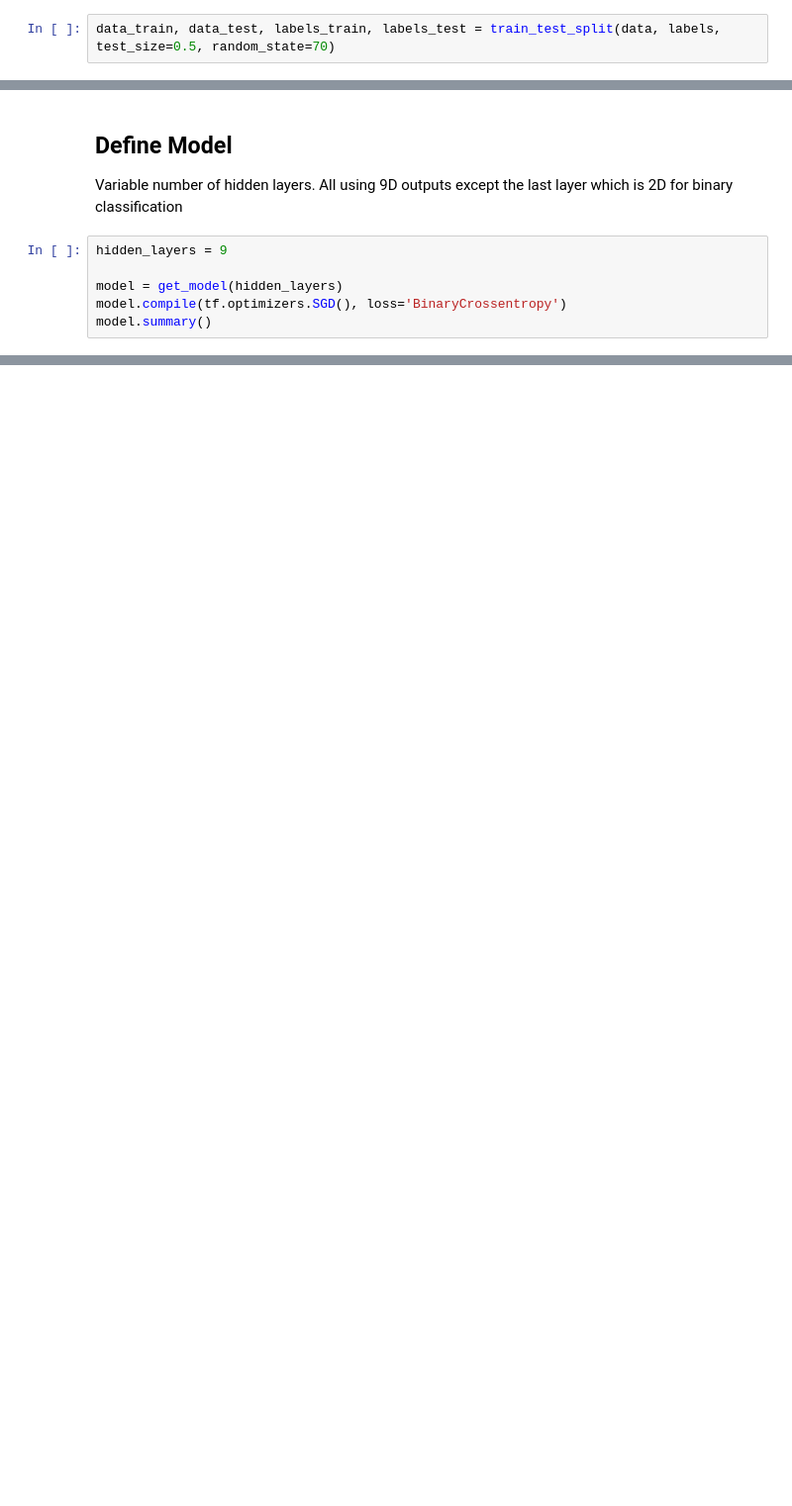
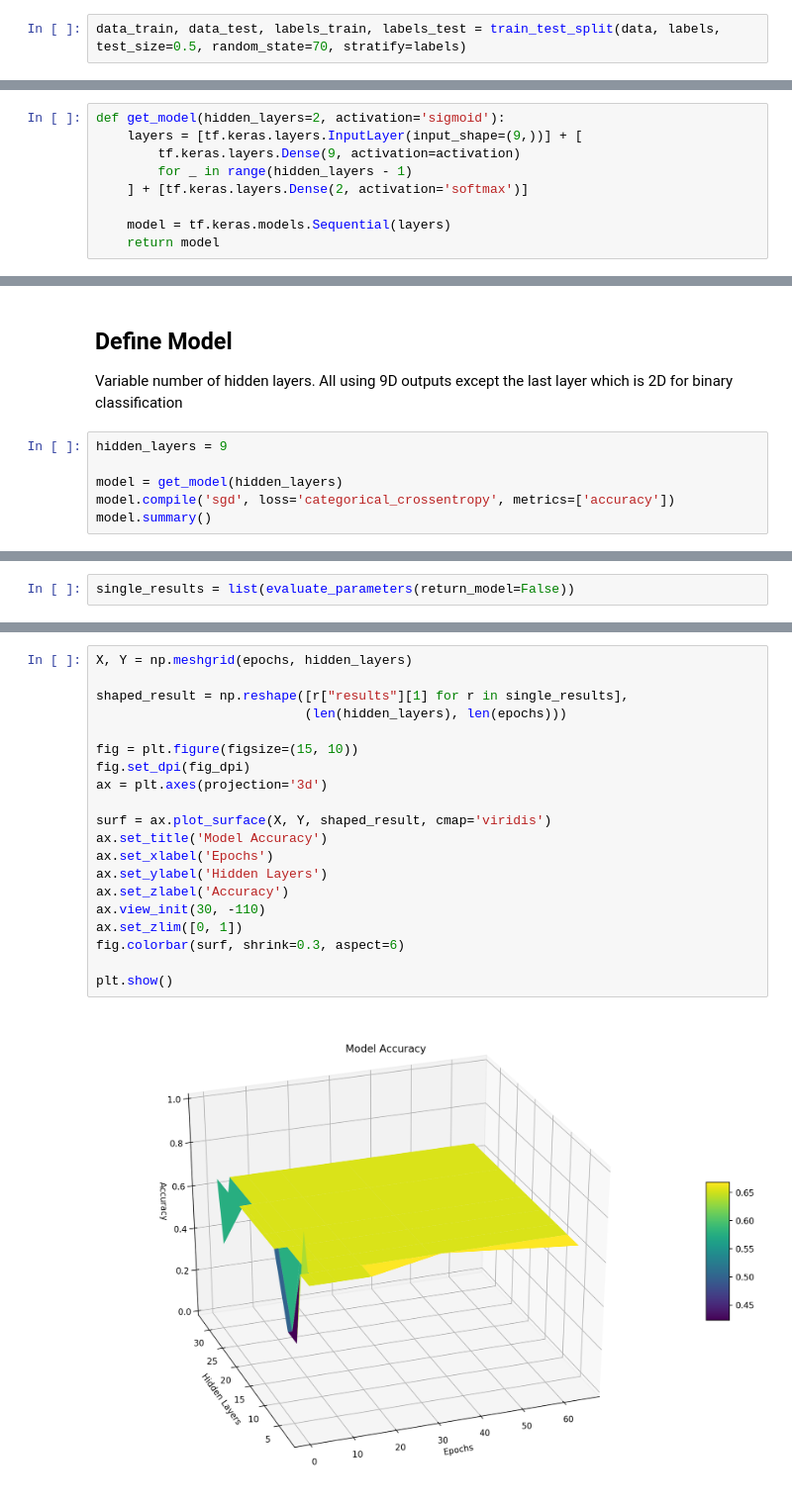
Before and after one commit to Sarsoo/SLP-Training, a Jupyter notebook: nncw.ipynb, the cells around one changed output, grey strips where cells are left out. Shown at 99% size. Saved outputs shown, nothing was run; the diff lists cells and outputs as text; blank space fills up the shorter version.

```diff
--- a/nncw.ipynb
+++ b/nncw.ipynb
@@ -41,4 +55,4 @@ def get_model(hidden_layers=2, activation='sigmoid'):
 
 Using a 50/50 split, maybe use stratification?
 # %%
-data_train, data_test, labels_train, labels_test = train_test_split(data, labels, test_size=0.5, random_state=70)
+data_train, data_test, labels_train, labels_test = train_test_split(data, labels, test_size=0.5, random_state=70, stratify=labels)
@@ -44,0 +61,9 @@ data_train, data_test, labels_train, labels_test = train_test_split(data, labels
+# %%
+def get_model(hidden_layers=2, activation='sigmoid'):
+    layers = [tf.keras.layers.InputLayer(input_shape=(9,))] + [
+        tf.keras.layers.Dense(9, activation=activation)
+        for _ in range(hidden_layers - 1)
+    ] + [tf.keras.layers.Dense(2, activation='softmax')]
+
+    model = tf.keras.models.Sequential(layers)
+    return model
@@ -50,6 +77,6 @@ Variable number of hidden layers. All using 9D outputs except the last layer whi
 hidden_layers = 9
 
 model = get_model(hidden_layers)
-model.compile(tf.optimizers.SGD(), loss='BinaryCrossentropy')
+model.compile('sgd', loss='categorical_crossentropy', metrics=['accuracy'])
 model.summary()
 # %% [output]
@@ -104,0 +186,2 @@ model.metrics[0].result()
+# %%
+single_results = list(evaluate_parameters(return_model=False))
@@ -104,0 +206,22 @@ model.metrics[0].result()
+# %%
+X, Y = np.meshgrid(epochs, hidden_layers)
+
+shaped_result = np.reshape([r["results"][1] for r in single_results],
+                           (len(hidden_layers), len(epochs)))
+
+fig = plt.figure(figsize=(15, 10))
+fig.set_dpi(fig_dpi)
+ax = plt.axes(projection='3d')
+
+surf = ax.plot_surface(X, Y, shaped_result, cmap='viridis')
+ax.set_title('Model Accuracy')
+ax.set_xlabel('Epochs')
+ax.set_ylabel('Hidden Layers')
+ax.set_zlabel('Accuracy')
+ax.view_init(30, -110)
+ax.set_zlim([0, 1])
+fig.colorbar(surf, shrink=0.3, aspect=6)
+
+plt.show()
+# %% [output]
+[figure, added]
```
Also changed, not shown: parts of 23 cells of this notebook.
